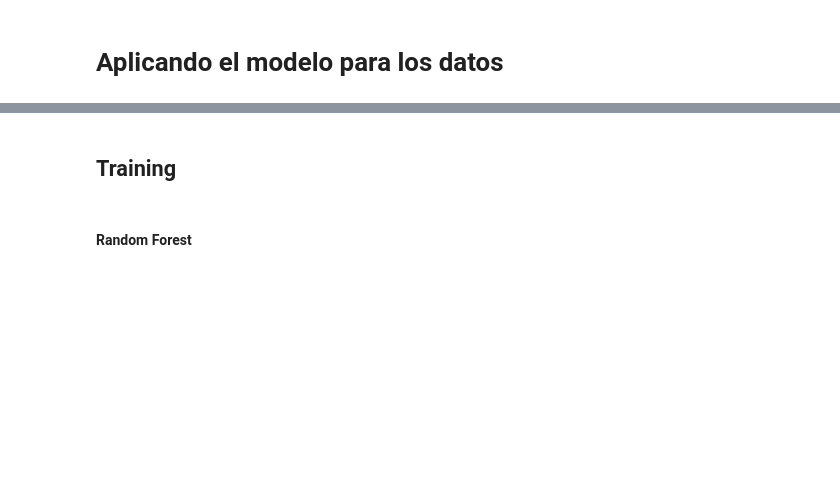
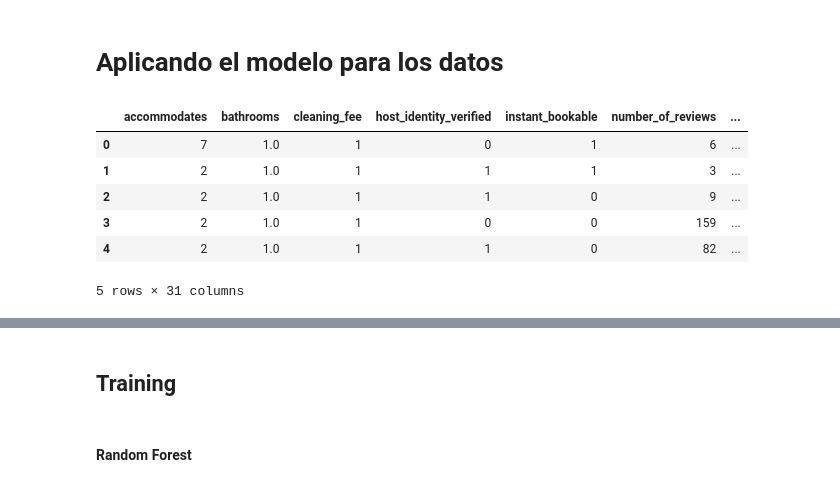
Before and after one commit to luisferlc/datamex1019, a Jupyter notebook: module-3/airbnb/submission predict.ipynb, the cells around one changed output, grey strips where cells are left out. Drawn from its saved outputs; the diff is of its cells as text; code cells hidden in the pictures; blank space fills up the shorter version.

```diff
--- a/module-3/airbnb/submission predict.ipynb
+++ b/module-3/airbnb/submission predict.ipynb
@@ -11,3 +11,13 @@ from sklearn.metrics import mean_squared_error as mse
 df_train = pd.read_csv("df_dummie.csv")
 #df_sub = pd.read_csv("airbnb_submission.csv")
 df_submission_clean = pd.read_csv("df_sub_clean.csv")
+# %%
+df_train.head()
+# %% [output]
+|  | accommodates | bathrooms | cleaning_fee | host_identity_verified | instant_bookable | number_of_reviews | ... |
+| 0 | 7 | 1.0 | 1 | 0 | 1 | 6 | ... |
+| 1 | 2 | 1.0 | 1 | 1 | 1 | 3 | ... |
+| 2 | 2 | 1.0 | 1 | 1 | 0 | 9 | ... |
+| 3 | 2 | 1.0 | 1 | 0 | 0 | 159 | ... |
+| 4 | 2 | 1.0 | 1 | 1 | 0 | 82 | ... |
+5 rows × 31 columns
```
Also changed, not shown: parts of 5 cells of this notebook, 6 other files.
